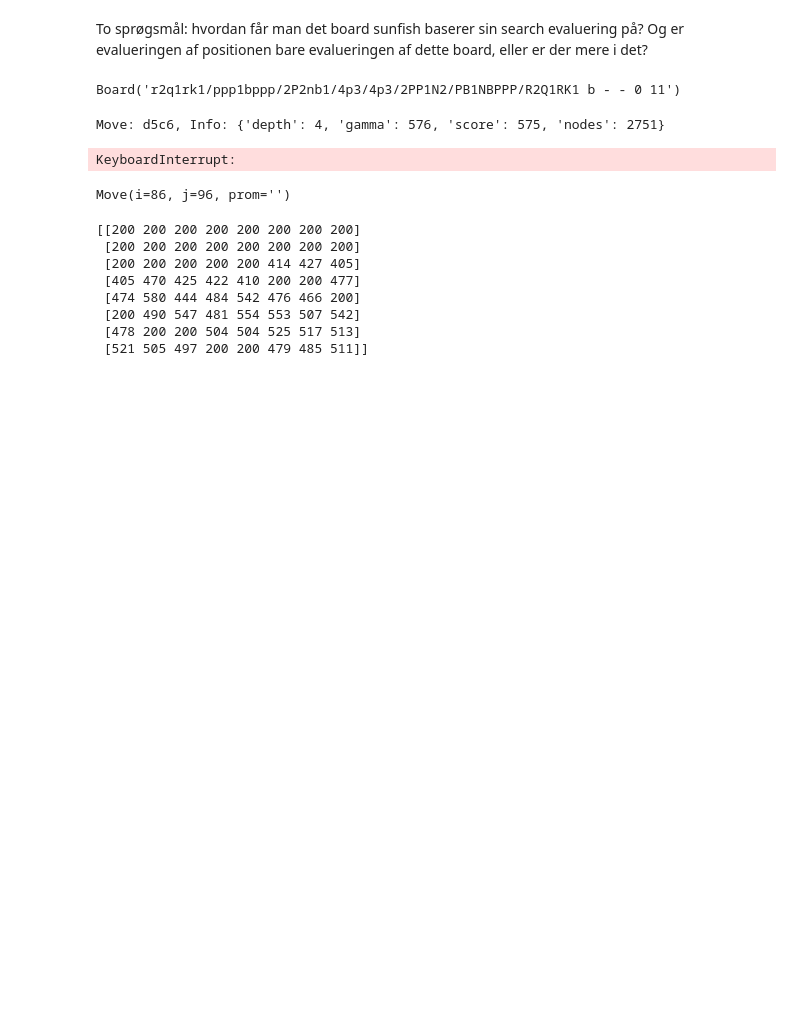
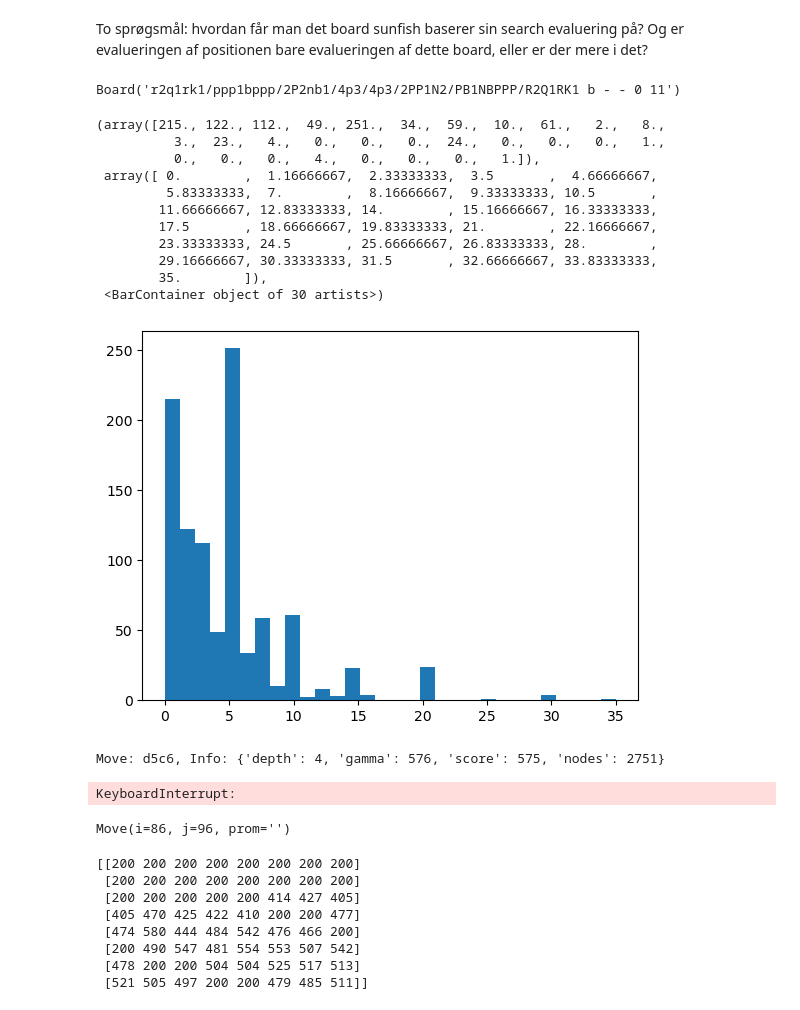
Before and after one commit to gnf-bachelor/irl-chess, a Jupyter notebook: notebooks/explore_sunfish.ipynb, the cells around one changed output. Cells and saved outputs as stored; diff of their text form; code cells hidden in the pictures; blank space fills up the shorter version.

```diff
--- a/notebooks/explore_sunfish.ipynb
+++ b/notebooks/explore_sunfish.ipynb
@@ -77,6 +77,27 @@ board = get_board_after_n(games[1],20)
 board
 # %% [output]
 Board('r2q1rk1/ppp1bppp/2P2nb1/4p3/4p3/2PP1N2/PB1NBPPP/R2Q1RK1 b - - 0 11')
+# %%
+import matplotlib.pyplot as plt
+
+game = games[500]
+times = [game.headers['TimeControl'].split('+')[0] for game in games]
+times = [int(time) for time in times if time.isnumeric()]
+times = np.array([time for time in times if time < 3600])/60
+plt.hist(times, bins=30)
+# %% [output]
+(array([215., 122., 112.,  49., 251.,  34.,  59.,  10.,  61.,   2.,   8.,
+          3.,  23.,   4.,   0.,   0.,   0.,  24.,   0.,   0.,   0.,   1.,
+          0.,   0.,   0.,   4.,   0.,   0.,   0.,   1.]),
+ array([ 0.        ,  1.16666667,  2.33333333,  3.5       ,  4.66666667,
+         5.83333333,  7.        ,  8.16666667,  9.33333333, 10.5       ,
+        11.66666667, 12.83333333, 14.        , 15.16666667, 16.33333333,
+        17.5       , 18.66666667, 19.83333333, 21.        , 22.16666667,
+        23.33333333, 24.5       , 25.66666667, 26.83333333, 28.        ,
+        29.16666667, 30.33333333, 31.5       , 32.66666667, 33.83333333,
+        35.        ]),
+ <BarContainer object of 30 artists>)
+[figure, added]
 # %%
 score = eval_pos(board)
 pos = board2sunfish(board, score)
```
Also changed, not shown: parts of 1 cell of this notebook, 5 other files.
